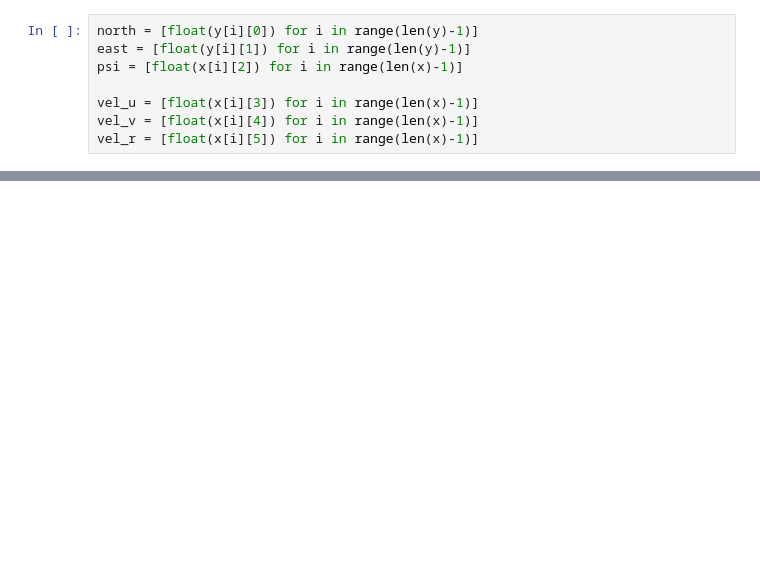
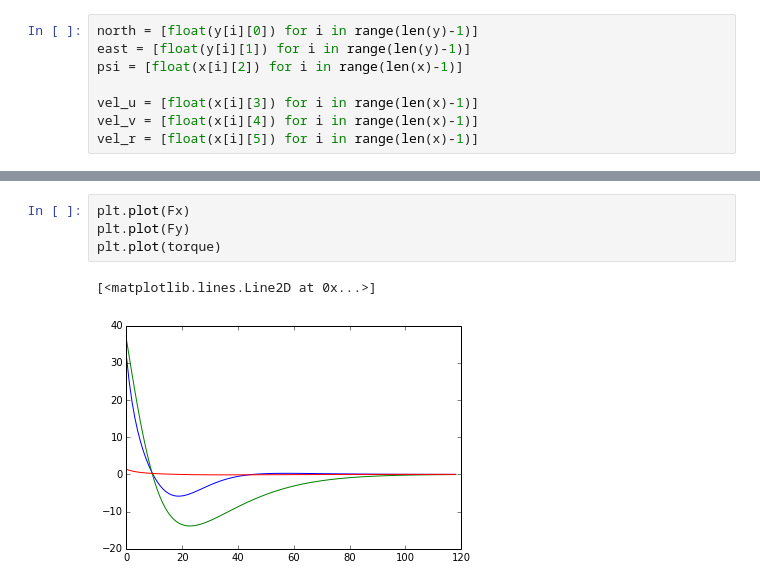
Before and after one commit to lbromo/aauship-formation, a Jupyter notebook: code/hli/ros/src/aauship/scripts/State feedback control.ipynb, the cells around one changed output, grey strips where cells are left out. Drawn from its saved outputs; the diff is of its cells as text; blank space fills up the shorter version.

```diff
--- a/code/hli/ros/src/aauship/scripts/State feedback control.ipynb
+++ b/code/hli/ros/src/aauship/scripts/State feedback control.ipynb
@@ -92,0 +108,7 @@ plt.savefig('step_pos.eps', format='eps', dpi=1000, bbox_inches='tight')
+# %%
+plt.plot(Fx)
+plt.plot(Fy)
+plt.plot(torque)
+# %% [output]
+[<matplotlib.lines.Line2D at 0x...>]
+[figure, added]
```
Also changed, not shown: parts of 9 cells of this notebook, 2 other files.
